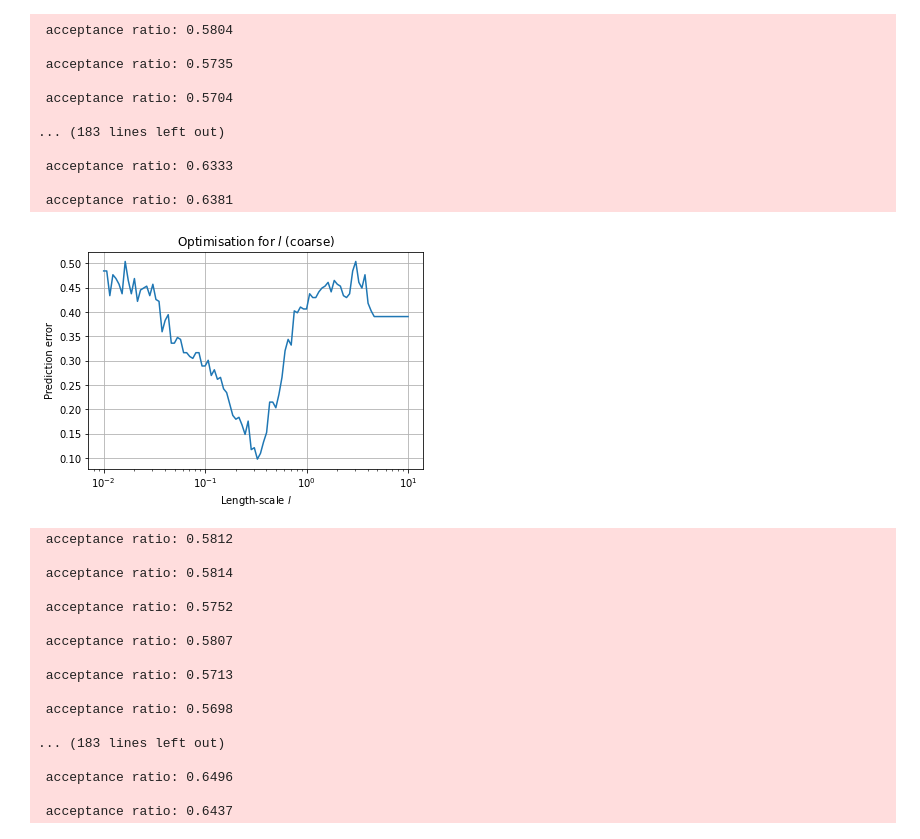
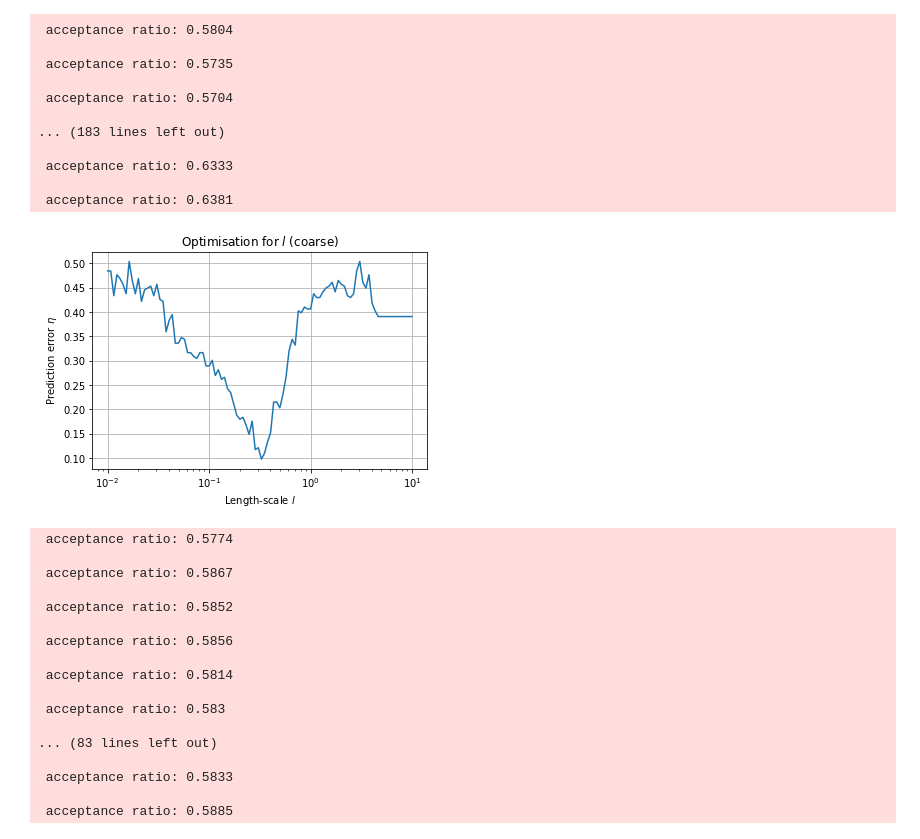
Before and after one commit to LozzaTray/4M24, a Jupyter notebook: code/simulation.ipynb, the cells around one changed output. Cells and saved outputs as stored; diff of their text form; code cells hidden in the pictures.

```diff
--- a/code/simulation.ipynb
+++ b/code/simulation.ipynb
@@ -203,40 +203,40 @@ for l in l_arr:
 # %%
 plt.plot(l_arr, error_arr)
 plt.xscale("log")
 plt.xlabel("Length-scale $l$")
-plt.ylabel("Prediction error")
+plt.ylabel("Prediction error $\eta$")
 plt.title("Optimisation for $l$ (coarse)")
 plt.grid()
 # %% [output]
-[figure, old version]
+[figure, new version]
 # %%
 num_iters=1000
 num_points=50
 
-l_arr_fine = np.linspace(start=0.25, stop=0.35, num=num_points)
+l_arr_fine = np.linspace(start=0.2, stop=0.4, num=num_points)
 error_arr_fine = []
 
 for l in l_arr_fine:
     error = abs_error(l, n)
     error_arr_fine.append(error)
 # %% [output]
- acceptance ratio: 0.5812
+ acceptance ratio: 0.5774
+
+ acceptance ratio: 0.5867
+
+ acceptance ratio: 0.5852
+
+ acceptance ratio: 0.5856
 
  acceptance ratio: 0.5814
 
- acceptance ratio: 0.5752
+ acceptance ratio: 0.583
 
- acceptance ratio: 0.5807
+... (83 lines left out)
 
- acceptance ratio: 0.5713
+ acceptance ratio: 0.5833
 
- acceptance ratio: 0.5698
-
-... (183 lines left out)
-
- acceptance ratio: 0.6496
-
- acceptance ratio: 0.6437
+ acceptance ratio: 0.5885
 # %%
 plt.plot(l_arr_fine, error_arr_fine)
 plt.xlabel("Length-scale $l$")
```
Also changed, not shown: parts of 1 cell of this notebook, 13 other files.
